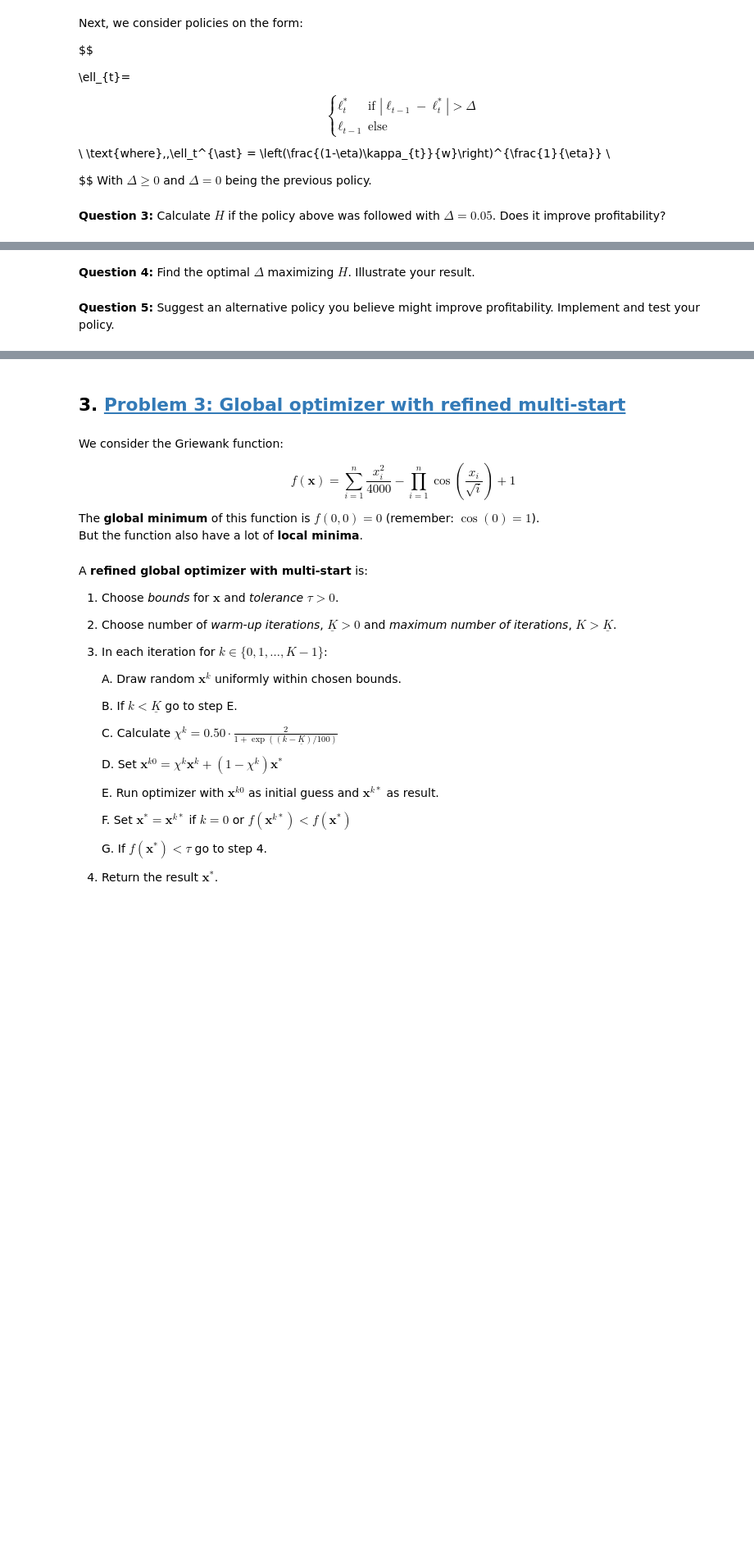
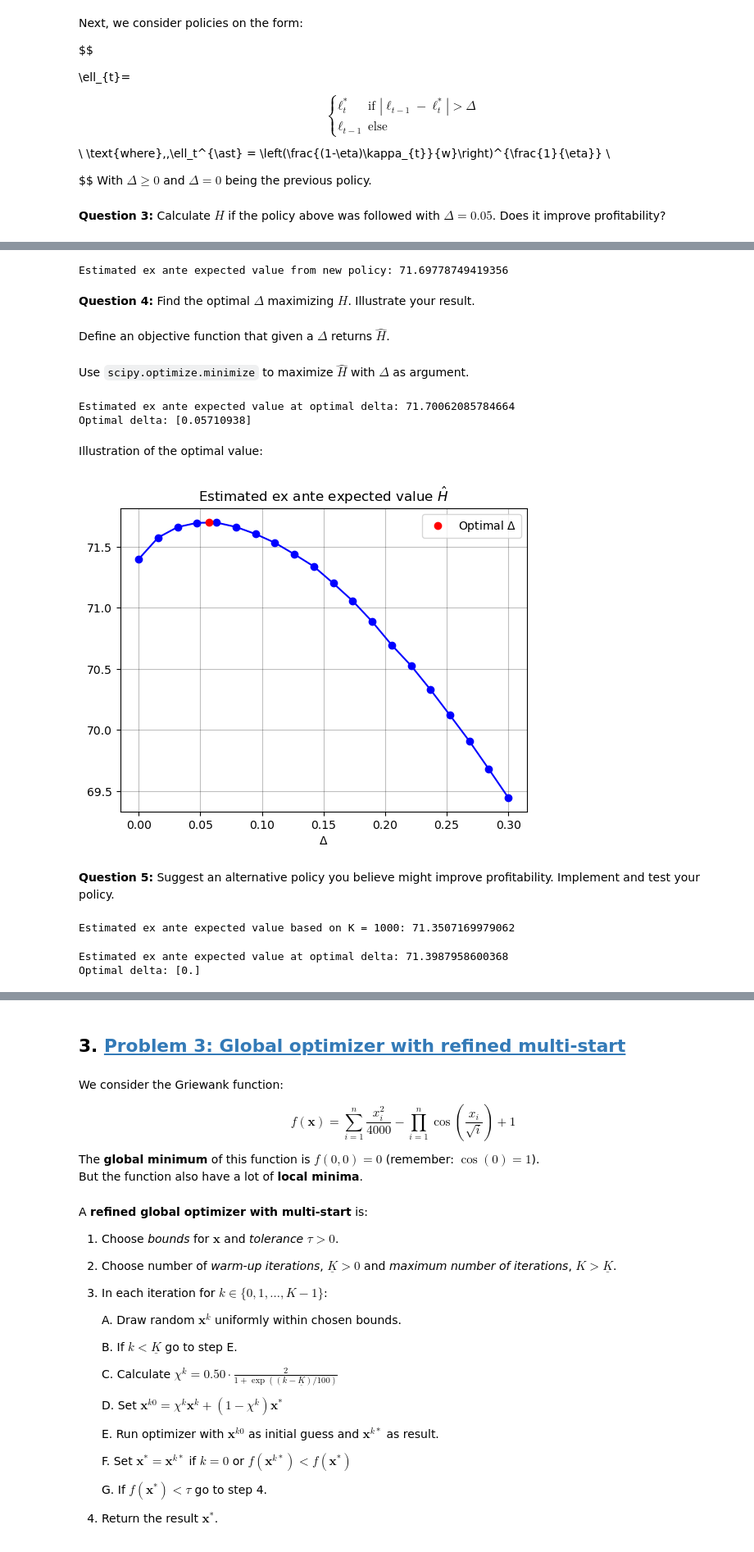
Before and after one commit to NumEconCopenhagen/projects-2023-andreas, a Jupyter notebook: examproject/Exam-2023-notebook.ipynb, the cells around one changed output, grey strips where cells are left out. Shown at 82% size. Saved outputs shown, nothing was run; the diff lists cells and outputs as text; code cells hidden in the pictures; blank space fills up the shorter version.

````diff
--- a/examproject/Exam-2023-notebook.ipynb
+++ b/examproject/Exam-2023-notebook.ipynb
@@ -796,0 +810,2 @@ With $\Delta \geq 0$ and $\Delta = 0$ being the previous policy.
+# %%
+par.delta = 0.05
@@ -797,2 +830,8 @@ With $\Delta \geq 0$ and $\Delta = 0$ being the previous policy.
+# %%
+grid_kappa = setup()
+value = value_ex_ante(grid_kappa,lstar_new)
+print(f'Estimated ex ante expected value from new policy: '+str(value))
+# %% [output]
+Estimated ex ante expected value from new policy: 71.69778749419356
 # %% [markdown]
 **Question 4:** Find the optimal $\Delta$ maximizing $H$. Illustrate your result.
@@ -801,3 +838,53 @@ With $\Delta \geq 0$ and $\Delta = 0$ being the previous policy.
+# %% [markdown]
+Define an objective function that given a $\Delta$ returns $\hat{H}$.
+# %%
+def f_obj(delta):
+
+    # a. update delta
+    par.delta = delta
+    # b. compute kappa
+    grid_kappa = setup()
+    # c. compute estimated ex ante expected value, H
+    value = value_ex_ante(grid_kappa,lstar_new)
+
+    return - value # negative since we are maximizing
+# %% [markdown]
+Use ```scipy.optimize.minimize``` to maximize $\hat{H}$ with $\Delta$ as argument.
+# %%
+res = scipy.optimize.minimize(f_obj, x0=0.05, method='Nelder-Mead', bounds=[(0,np.inf)])
+print(f'Estimated ex ante expected value at optimal delta: '+str(-res.fun))
+print(f'Optimal delta: '+str(res.x))
+# %% [output]
+Estimated ex ante expected value at optimal delta: 71.70062085784664
+Optimal delta: [0.05710938]
+# %% [markdown]
+Illustration of the optimal value:
+# %%
+values = []
+grid_delta = np.linspace(0,0.3,20)
+
+# a. loop over grid of delta
+for delta in grid_delta:
+
+    # a1. update delta
+    par.delta = delta
+    # a2. compute kappa
+    grid_kappa = setup()
+    # a3. compute estimated ex ante expected value, H
+    value = value_ex_ante(grid_kappa,lstar_new)
+    # a4. save to list
+    values.append(value)
+
+# b. plot
+plt.plot(grid_delta, values, 'o', color='blue')
+plt.plot(grid_delta, values, '-', color='blue')
+plt.plot(res.x, -res.fun, 'o', color='red', label=r'Optimal $\Delta$')
+plt.title(r'Estimated ex ante expected value $\hat{H}$')
+plt.xlabel(r'$\Delta$')
+plt.legend()
+plt.show()
+# %% [output]
+[figure, added]
 # %% [markdown]
 
 **Question 5:** Suggest an alternative policy you believe might improve profitability. Implement and test your policy.
@@ -805,0 +910,6 @@ With $\Delta \geq 0$ and $\Delta = 0$ being the previous policy.
+# %%
+grid_kappa = setup()
+value = value_ex_ante(grid_kappa,lstar_alt)
+print(f'Estimated ex ante expected value based on K = 1000: '+str(value))
+# %% [output]
+Estimated ex ante expected value based on K = 1000: 71.3507169979062
@@ -805,0 +927,7 @@ With $\Delta \geq 0$ and $\Delta = 0$ being the previous policy.
+# %%
+res = scipy.optimize.minimize(f_obj, x0=0.05, method='Nelder-Mead', bounds=[(0,np.inf)])
+print(f'Estimated ex ante expected value at optimal delta: '+str(-res.fun))
+print(f'Optimal delta: '+str(res.x))
+# %% [output]
+Estimated ex ante expected value at optimal delta: 71.3987958600368
+Optimal delta: [0.]
````
Also changed, not shown: parts of 25 cells of this notebook.
